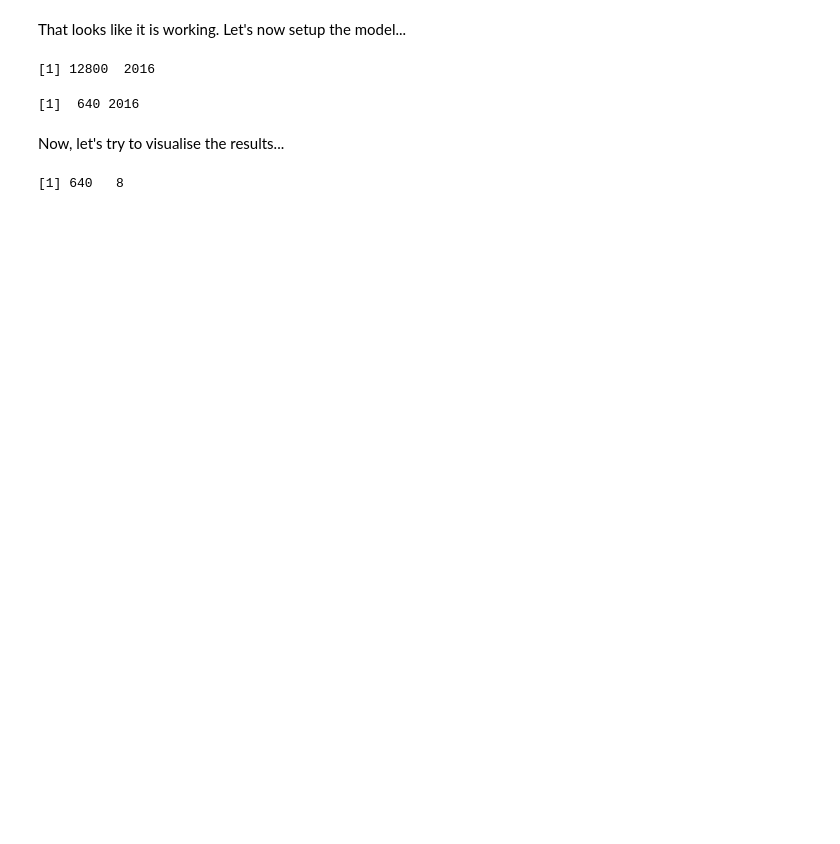
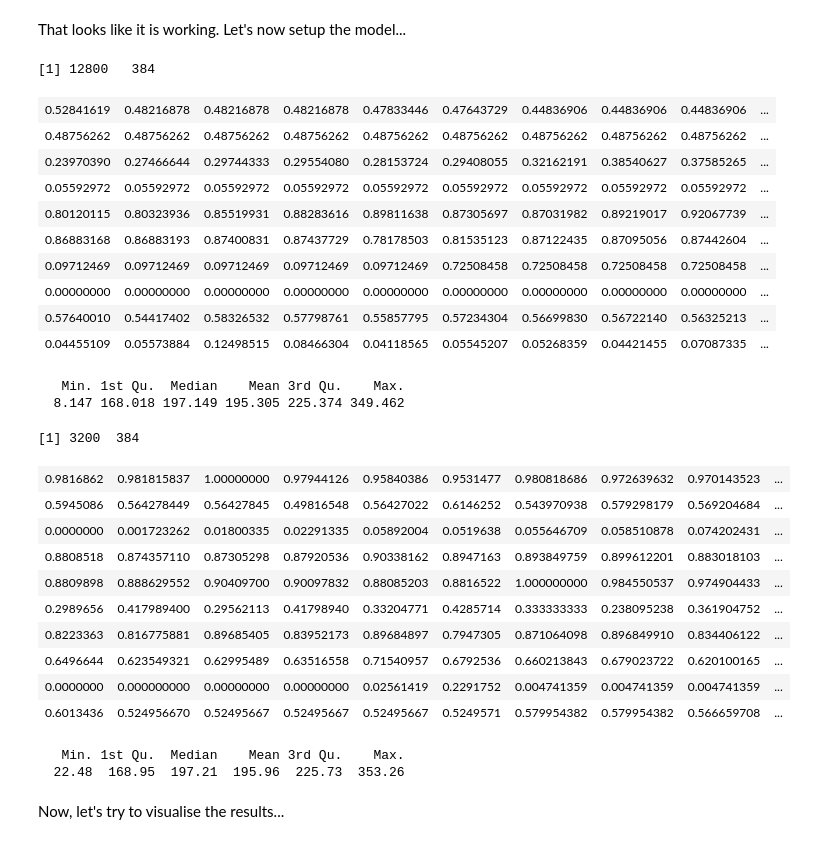
Before and after one commit to nickb-/Interchange, a Jupyter notebook: ExploratoryNotebooks/Bitcoin_VAE.ipynb, the cells around one changed output. Drawn from its saved outputs; the diff is of its cells as text; code cells hidden in the pictures; blank space fills up the shorter version.

```diff
--- a/ExploratoryNotebooks/Bitcoin_VAE.ipynb
+++ b/ExploratoryNotebooks/Bitcoin_VAE.ipynb
@@ -171,13 +173,42 @@ vae_loss <- function(x, x_decoded_mean){
 vae %>% compile(optimizer = "rmsprop", loss = vae_loss)
 # %%
 x_train <- do.call(rbind, lapply(1:200, function (x) factory()[[1]]))
-x_test <- do.call(rbind, lapply(1:10, function (x) factory()[[1]]))
+x_test <- do.call(rbind, lapply(1:50, function (x) factory()[[1]]))
 
 dim(x_train)
+x_train[1:10, 1:10]
+summary(rowSums(x_train))
+
 dim(x_test)
+x_test[1:10, 1:10]
+summary(rowSums(x_test))
 # %% [output]
-[1] 12800  2016
+[1] 12800   384
+| 0.52841619 | 0.48216878 | 0.48216878 | 0.48216878 | 0.47833446 | 0.47643729 | 0.44836906 | 0.44836906 | 0.44836906 | ... |
+| 0.48756262 | 0.48756262 | 0.48756262 | 0.48756262 | 0.48756262 | 0.48756262 | 0.48756262 | 0.48756262 | 0.48756262 | ... |
+| 0.23970390 | 0.27466644 | 0.29744333 | 0.29554080 | 0.28153724 | 0.29408055 | 0.32162191 | 0.38540627 | 0.37585265 | ... |
+| 0.05592972 | 0.05592972 | 0.05592972 | 0.05592972 | 0.05592972 | 0.05592972 | 0.05592972 | 0.05592972 | 0.05592972 | ... |
+| 0.80120115 | 0.80323936 | 0.85519931 | 0.88283616 | 0.89811638 | 0.87305697 | 0.87031982 | 0.89219017 | 0.92067739 | ... |
+| 0.86883168 | 0.86883193 | 0.87400831 | 0.87437729 | 0.78178503 | 0.81535123 | 0.87122435 | 0.87095056 | 0.87442604 | ... |
+| 0.09712469 | 0.09712469 | 0.09712469 | 0.09712469 | 0.09712469 | 0.72508458 | 0.72508458 | 0.72508458 | 0.72508458 | ... |
+| 0.00000000 | 0.00000000 | 0.00000000 | 0.00000000 | 0.00000000 | 0.00000000 | 0.00000000 | 0.00000000 | 0.00000000 | ... |
+| 0.57640010 | 0.54417402 | 0.58326532 | 0.57798761 | 0.55857795 | 0.57234304 | 0.56699830 | 0.56722140 | 0.56325213 | ... |
+| 0.04455109 | 0.05573884 | 0.12498515 | 0.08466304 | 0.04118565 | 0.05545207 | 0.05268359 | 0.04421455 | 0.07087335 | ... |
-[1]  640 2016
+   Min. 1st Qu.  Median    Mean 3rd Qu.    Max.
+  8.147 168.018 197.149 195.305 225.374 349.462
+[1] 3200  384
+| 0.9816862 | 0.981815837 | 1.00000000 | 0.97944126 | 0.95840386 | 0.9531477 | 0.980818686 | 0.972639632 | 0.970143523 | ... |
+| 0.5945086 | 0.564278449 | 0.56427845 | 0.49816548 | 0.56427022 | 0.6146252 | 0.543970938 | 0.579298179 | 0.569204684 | ... |
+| 0.0000000 | 0.001723262 | 0.01800335 | 0.02291335 | 0.05892004 | 0.0519638 | 0.055646709 | 0.058510878 | 0.074202431 | ... |
+| 0.8808518 | 0.874357110 | 0.87305298 | 0.87920536 | 0.90338162 | 0.8947163 | 0.893849759 | 0.899612201 | 0.883018103 | ... |
+| 0.8809898 | 0.888629552 | 0.90409700 | 0.90097832 | 0.88085203 | 0.8816522 | 1.000000000 | 0.984550537 | 0.974904433 | ... |
+| 0.2989656 | 0.417989400 | 0.29562113 | 0.41798940 | 0.33204771 | 0.4285714 | 0.333333333 | 0.238095238 | 0.361904752 | ... |
+| 0.8223363 | 0.816775881 | 0.89685405 | 0.83952173 | 0.89684897 | 0.7947305 | 0.871064098 | 0.896849910 | 0.834406122 | ... |
+| 0.6496644 | 0.623549321 | 0.62995489 | 0.63516558 | 0.71540957 | 0.6792536 | 0.660213843 | 0.679023722 | 0.620100165 | ... |
+| 0.0000000 | 0.000000000 | 0.00000000 | 0.00000000 | 0.02561419 | 0.2291752 | 0.004741359 | 0.004741359 | 0.004741359 | ... |
+| 0.6013436 | 0.524956670 | 0.52495667 | 0.52495667 | 0.52495667 | 0.5249571 | 0.579954382 | 0.579954382 | 0.566659708 | ... |
+   Min. 1st Qu.  Median    Mean 3rd Qu.    Max.
+  22.48  168.95  197.21  195.96  225.73  353.26
 # %%
 vae %>% fit(
   x_train, x_train,
@@ -188,8 +219,3 @@ vae %>% fit(
 )
 # %% [markdown]
 Now, let's try to visualise the results...
-# %%
-results <- predict(encoder, x_test, batch_size = 128)
-dim(results)
-# %% [output]
-[1] 640   8
```
Also changed, not shown: parts of 12 cells of this notebook.
